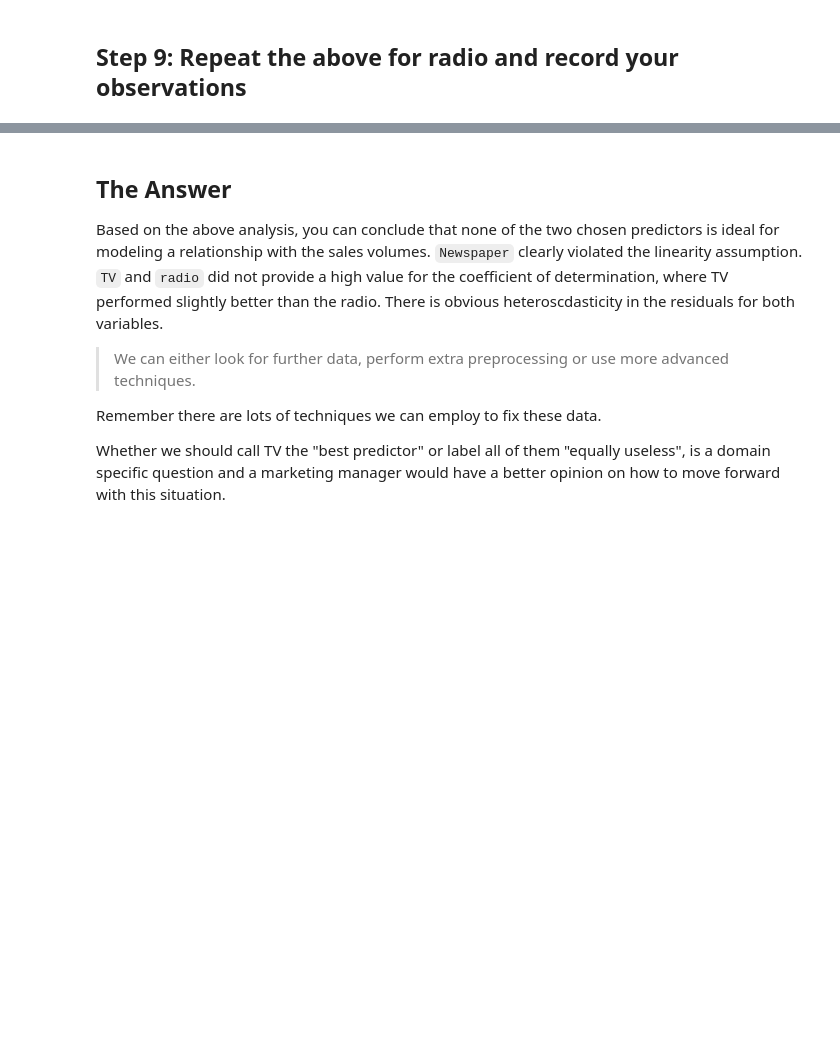
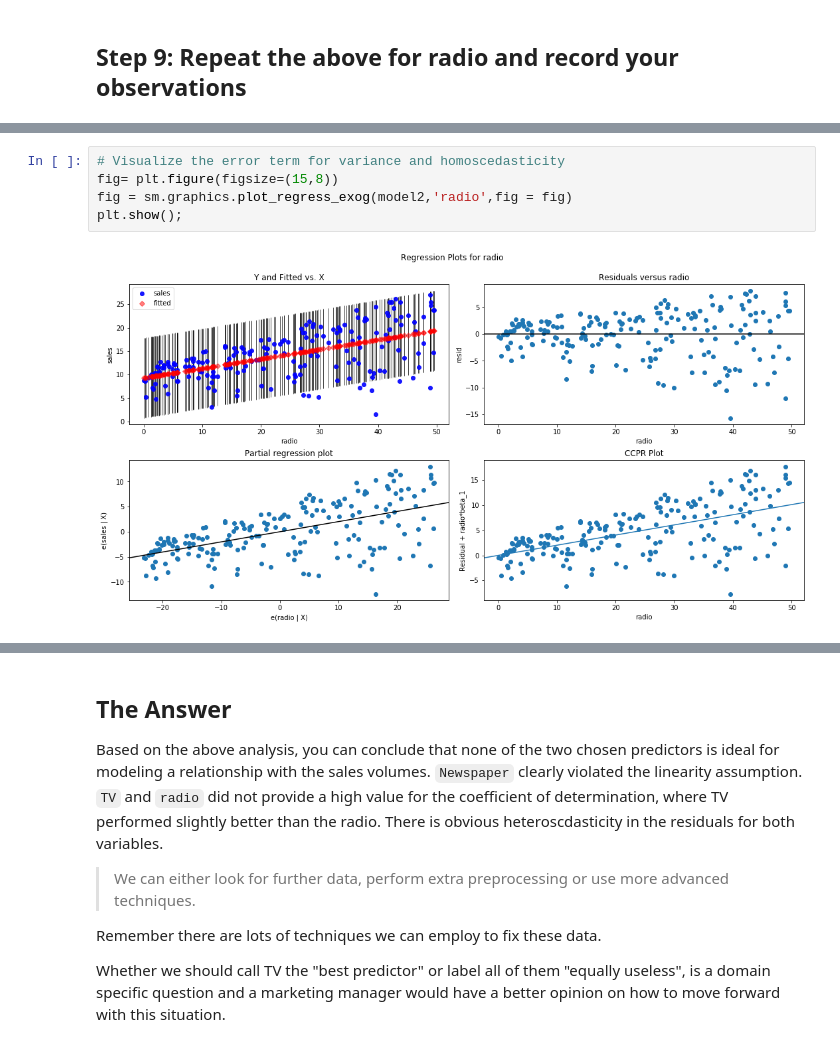
Before and after one commit to poariston/dsc-ols-statsmodels-lab-online-ds-pt-120919, a Jupyter notebook: index.ipynb, the cells around one changed output, grey strips where cells are left out. Drawn from its saved outputs; the diff is of its cells as text; blank space fills up the shorter version.

```diff
--- a/index.ipynb
+++ b/index.ipynb
@@ -281,0 +313,7 @@ OLS Regression Results
+# %%
+# Visualize the error term for variance and homoscedasticity
+fig= plt.figure(figsize=(15,8))
+fig = sm.graphics.plot_regress_exog(model2,'radio',fig = fig)
+plt.show();
+# %% [output]
+[figure, added]
```
Also changed, not shown: parts of 10 cells of this notebook.
